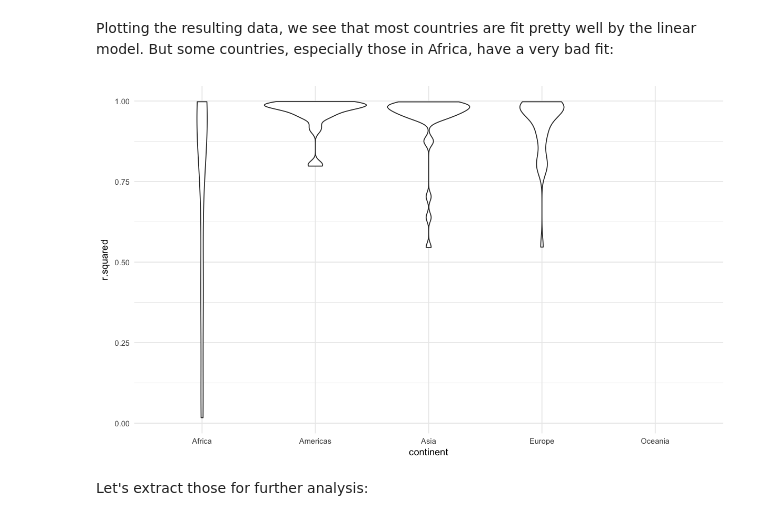
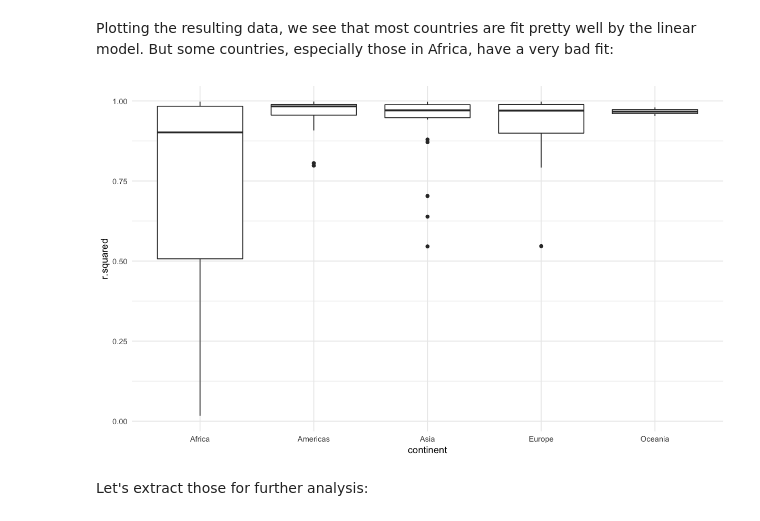
Before and after one commit to terhorst/stats306, a Jupyter notebook: lecture21/Lecture21.ipynb, the cells around one changed output. Drawn from its saved outputs; the diff is of its cells as text; code cells hidden in the pictures.

```diff
--- a/lecture21/Lecture21.ipynb
+++ b/lecture21/Lecture21.ipynb
@@ -237,9 +275,9 @@ gl = by_country %>% mutate(glance = map(model, glance)) %>%
 # %% [markdown]
 Plotting the resulting data, we see that most countries are fit pretty well by the linear model. But some countries, especially those in Africa, have a very bad fit:
 # %%
-ggplot(gl, aes(x = continent, y = r.squared)) + geom_violin()
+ggplot(gl, aes(x = continent, y = r.squared)) + geom_boxplot()
 # %% [output]
-[figure, old version]
+[figure, new version]
 # %% [markdown]
 Let's extract those for further analysis:
 # %%
```
Also changed, not shown: parts of 15 cells of this notebook.
